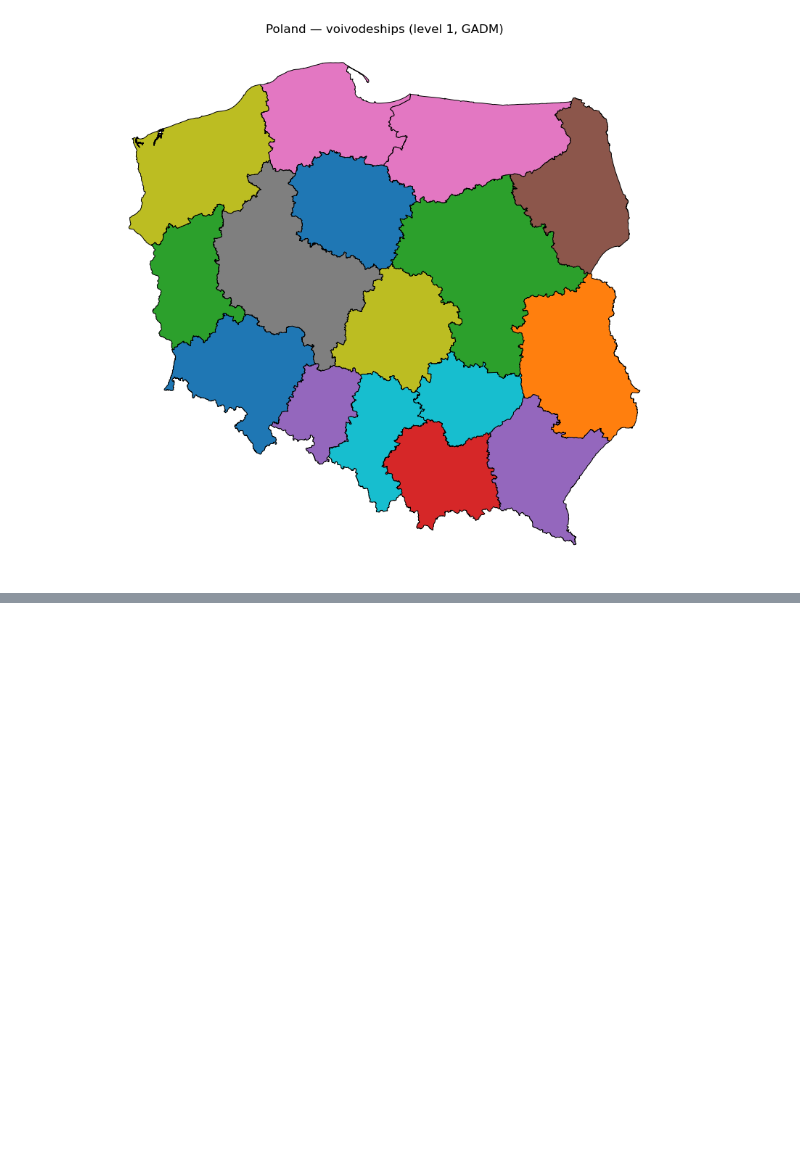
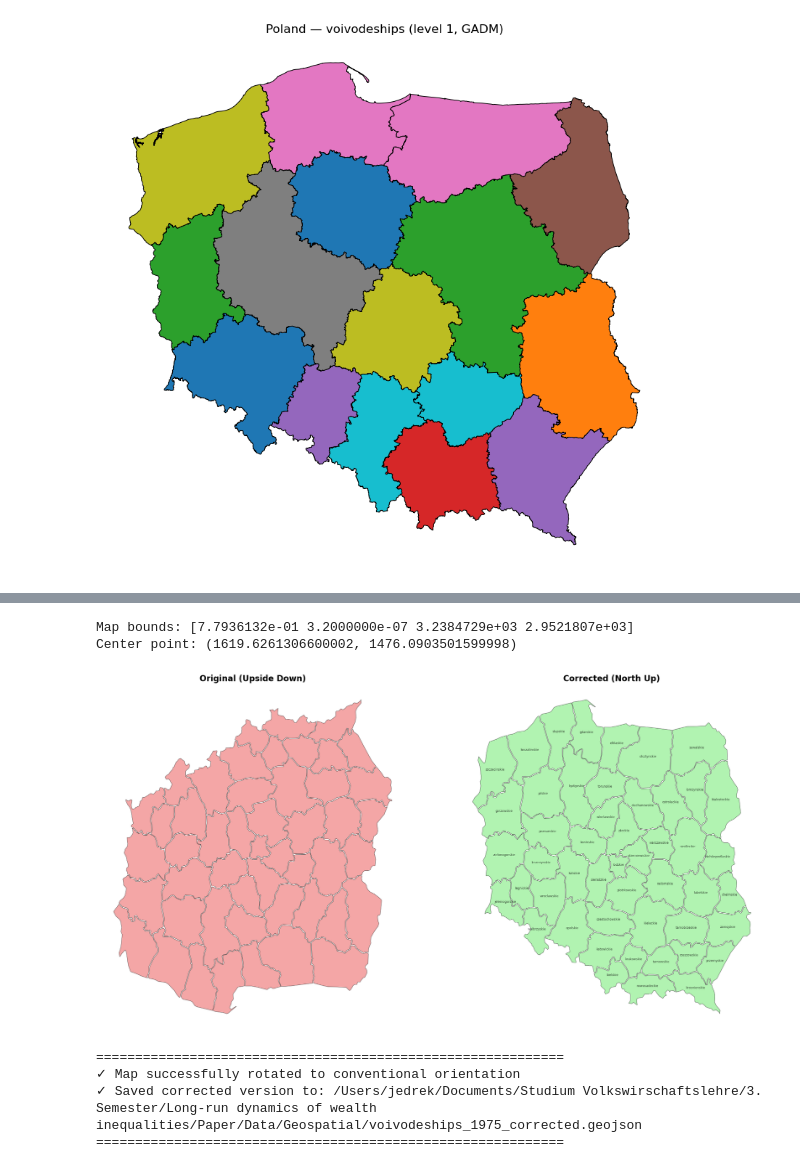
Before and after one commit to jendrkk/LRDWI-Paper, a Jupyter notebook: Code/analysis/02_borders.ipynb, the cells around one changed output, grey strips where cells are left out. Saved outputs shown, nothing was run; the diff lists cells and outputs as text; code cells hidden in the pictures; blank space fills up the shorter version.

```diff
--- a/Code/analysis/02_borders.ipynb
+++ b/Code/analysis/02_borders.ipynb
@@ -51,0 +266,59 @@ Index(['GID_1', 'GID_0', 'COUNTRY', 'NAME_1', 'VARNAME_1', 'NL_NAME_1',
+# %%
+# Rotate/flip the map to achieve conventional north-up orientation
+from shapely import affinity
+
+# Get the bounds of all geometries to find the center point
+bounds = gdf_1975.total_bounds  # [minx, miny, maxx, maxy]
+center_x = (bounds[0] + bounds[2]) / 2
+center_y = (bounds[1] + bounds[3]) / 2
+
+print(f"Map bounds: {bounds}")
+print(f"Center point: ({center_x}, {center_y})")
+
+# Create a copy of the GeoDataFrame
+gdf_1975_corrected = gdf_1975.copy()
+
+# Flip the geometries vertically (around the horizontal center line)
+# This inverts the Y-axis, converting from SVG coordinates (Y down) to geographic (Y up)
+gdf_1975_corrected['geometry'] = gdf_1975_corrected['geometry'].apply(
+    lambda geom: affinity.scale(geom, xfact=1, yfact=-1, origin=(center_x, center_y))
+)
+
+# Plot the corrected map
+fig, (ax1, ax2) = plt.subplots(1, 2, figsize=(20, 10))
+
+# Original (left)
+gdf_1975.plot(ax=ax1, edgecolor='black', facecolor='lightcoral', linewidth=0.6, alpha=0.7)
+ax1.set_title('Original (Upside Down)', fontsize=16, fontweight='bold')
+ax1.axis('off')
+
+# Corrected (right)
+gdf_1975_corrected.plot(ax=ax2, edgecolor='black', facecolor='lightgreen', linewidth=0.6, alpha=0.7)
+ax2.set_title('Corrected (North Up)', fontsize=16, fontweight='bold')
+ax2.axis('off')
+
+# Add labels to corrected map
+for idx, row in gdf_1975_corrected.iterrows():
+    centroid = row.geometry.centroid
+    ax2.annotate(text=row['name'], xy=(centroid.x, centroid.y),
+                horizontalalignment='center', fontsize=6, alpha=0.7)
+
+plt.tight_layout()
+plt.show()
+
+# Save the corrected version
+output_geojson_corrected = geo_root / "voivodeships_1975_corrected.geojson"
+gdf_1975_corrected.to_file(output_geojson_corrected, driver='GeoJSON')
+
+print(f"\n{'='*60}")
+print(f"✓ Map successfully rotated to conventional orientation")
+print(f"✓ Saved corrected version to: {output_geojson_corrected}")
+print(f"{'='*60}")
+# %% [output]
+Map bounds: [7.7936132e-01 3.2000000e-07 3.2384729e+03 2.9521807e+03]
+Center point: (1619.6261306600002, 1476.0903501599998)
+[figure, added]
+============================================================
+✓ Map successfully rotated to conventional orientation
+✓ Saved corrected version to: /Users/jedrek/Documents/Studium Volkswirschaftslehre/3. Semester/Long-run dynamics of wealth inequalities/Paper/Data/Geospatial/voivodeships_1975_corrected.geojson
+============================================================
```
Also changed, not shown: parts of 2 cells of this notebook, 2 other files.
